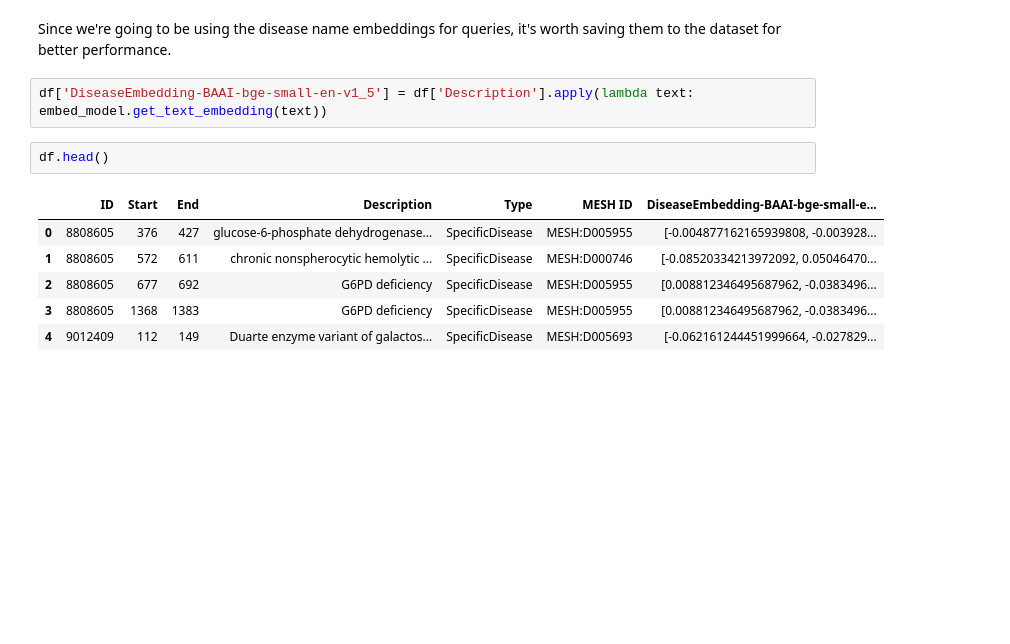
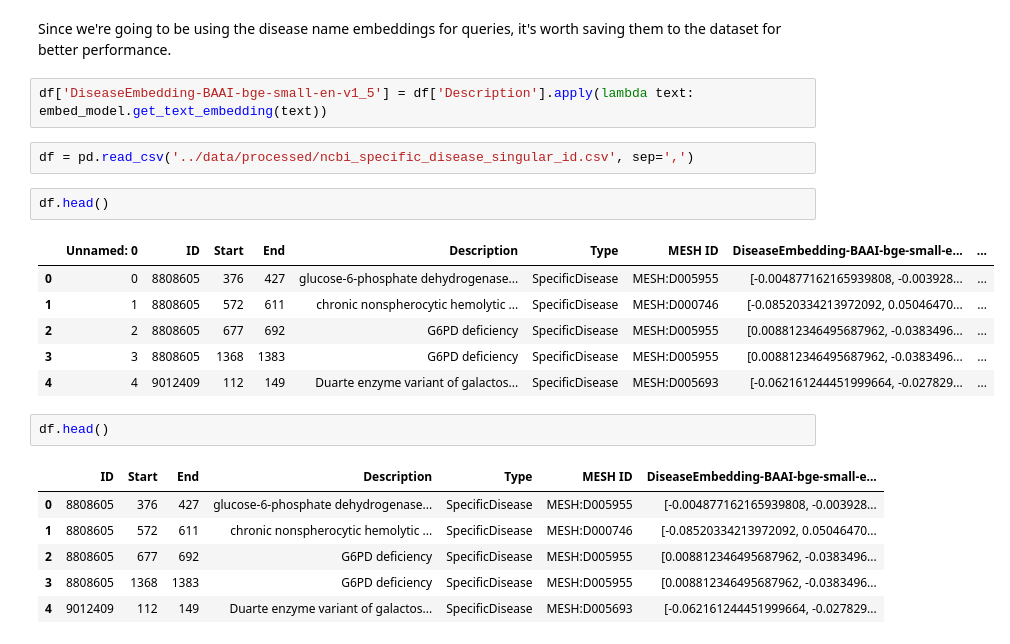
Before and after one commit to Yuliana7/biomedical-entity-linking, a Jupyter notebook: notebooks/cypher_index.ipynb, the cells around one changed output. Drawn from its saved outputs; the diff is of its cells as text; blank space fills up the shorter version.

```diff
--- a/notebooks/cypher_index.ipynb
+++ b/notebooks/cypher_index.ipynb
@@ -142,6 +151,17 @@ test_vector_search_res
 Since we're going to be using the disease name embeddings for queries, it's worth saving them to the dataset for better performance.
 # %%
 df['DiseaseEmbedding-BAAI-bge-small-en-v1_5'] = df['Description'].apply(lambda text: embed_model.get_text_embedding(text))
+# %%
+df = pd.read_csv('../data/processed/ncbi_specific_disease_singular_id.csv', sep=',')
+# %%
+df.head()
+# %% [output]
+|  | Unnamed: 0 | ID | Start | End | Description | Type | MESH ID | DiseaseEmbedding-BAAI-bge-small-e... | ... |
+| 0 | 0 | 8808605 | 376 | 427 | glucose-6-phosphate dehydrogenase... | SpecificDisease | MESH:D005955 | [-0.004877162165939808, -0.003928... | ... |
+| 1 | 1 | 8808605 | 572 | 611 | chronic nonspherocytic hemolytic ... | SpecificDisease | MESH:D000746 | [-0.08520334213972092, 0.05046470... | ... |
+| 2 | 2 | 8808605 | 677 | 692 | G6PD deficiency | SpecificDisease | MESH:D005955 | [0.008812346495687962, -0.0383496... | ... |
+| 3 | 3 | 8808605 | 1368 | 1383 | G6PD deficiency | SpecificDisease | MESH:D005955 | [0.008812346495687962, -0.0383496... | ... |
+| 4 | 4 | 9012409 | 112 | 149 | Duarte enzyme variant of galactos... | SpecificDisease | MESH:D005693 | [-0.062161244451999664, -0.027829... | ... |
 # %%
 df.head()
 # %% [output]
```
Also changed, not shown: parts of 3 cells of this notebook, 4 other files.
